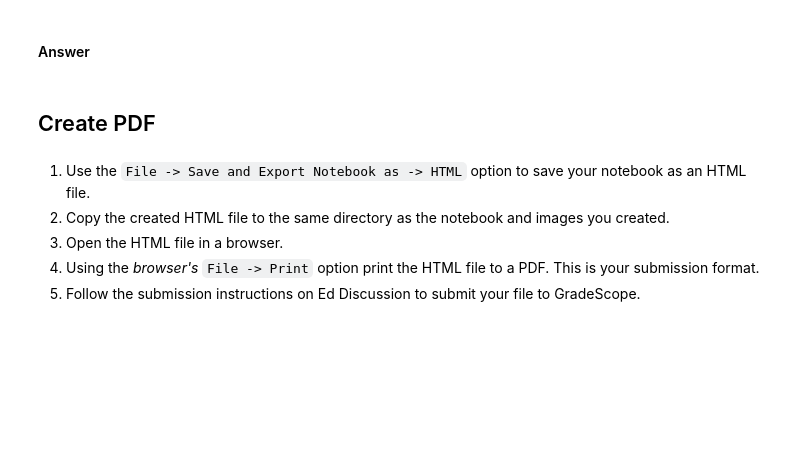
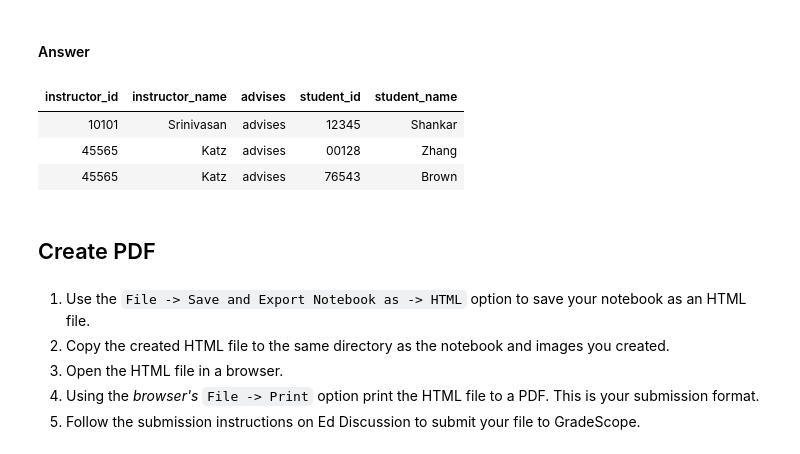
Before and after one commit to ChefAharoni/W4111-Intro-to-Databases-Spring-2026, a Jupyter notebook: Homework/HW1/aa5471-W4111-spring-2026-002-HW1b.ipynb, the cells around one changed output. Cells and saved outputs as stored; diff of their text form; code cells hidden in the pictures; blank space fills up the shorter version.

```diff
--- a/Homework/HW1/aa5471-W4111-spring-2026-002-HW1b.ipynb
+++ b/Homework/HW1/aa5471-W4111-spring-2026-002-HW1b.ipynb
@@ -499,3 +546,22 @@
+# %%
+%%sql
+use db_book;
+
+SELECT
+    i.ID AS instructor_id,
+    i.name AS instructor_name,
+    'advises' AS advises,
+    s.ID AS student_id,
+    s.name AS student_name
+FROM instructor i
+JOIN advisor a ON i.ID = a.i_id
+JOIN student s ON a.s_id = s.ID
+WHERE i.dept_name = 'Comp. Sci.';
+# %% [output]
+| instructor_id | instructor_name | advises | student_id | student_name |
+| 10101 | Srinivasan | advises | 12345 | Shankar |
+| 45565 | Katz | advises | 00128 | Zhang |
+| 45565 | Katz | advises | 76543 | Brown |
 # %% [markdown]
 ## Create PDF
 # %% [markdown]
```
Also changed, not shown: parts of 8 cells of this notebook.
